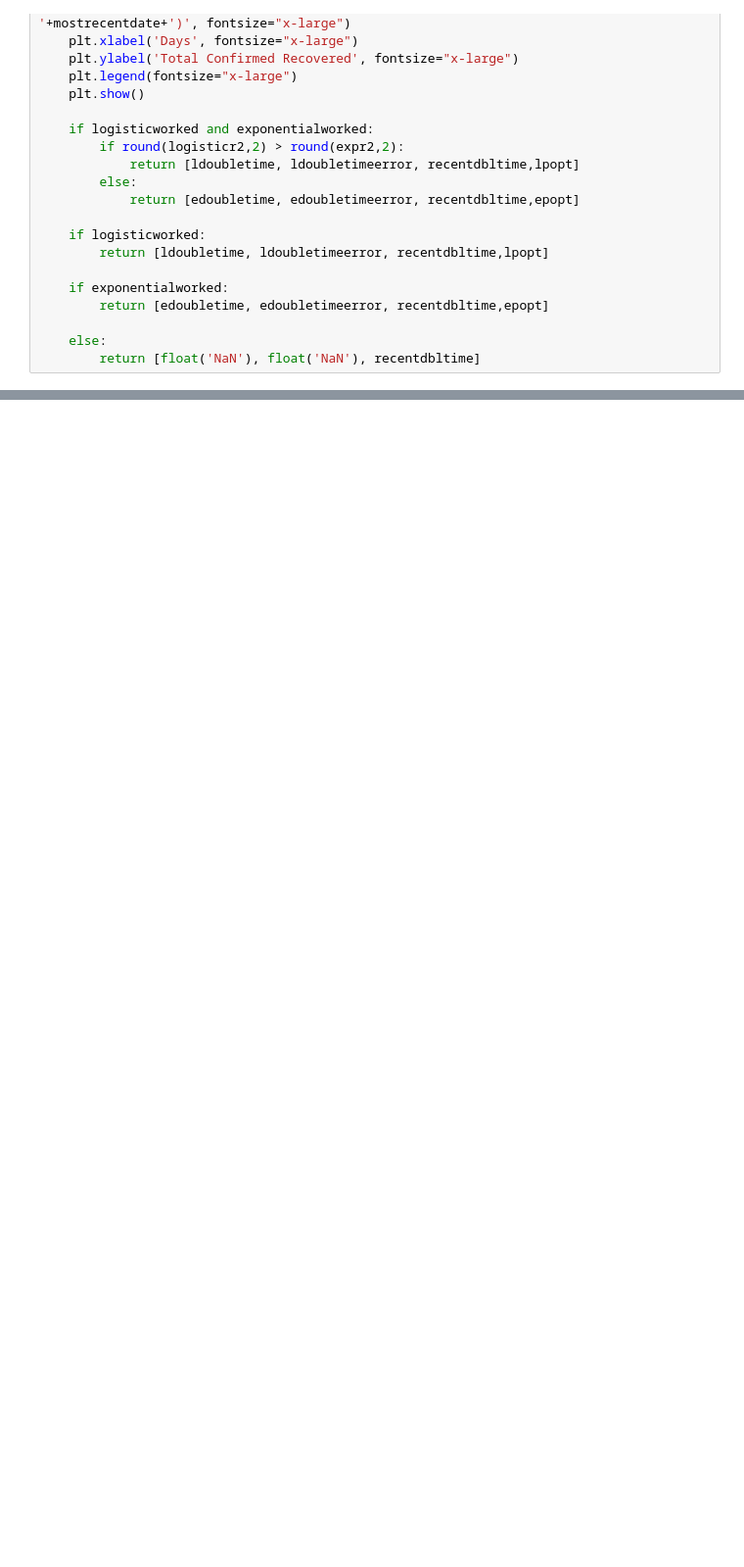
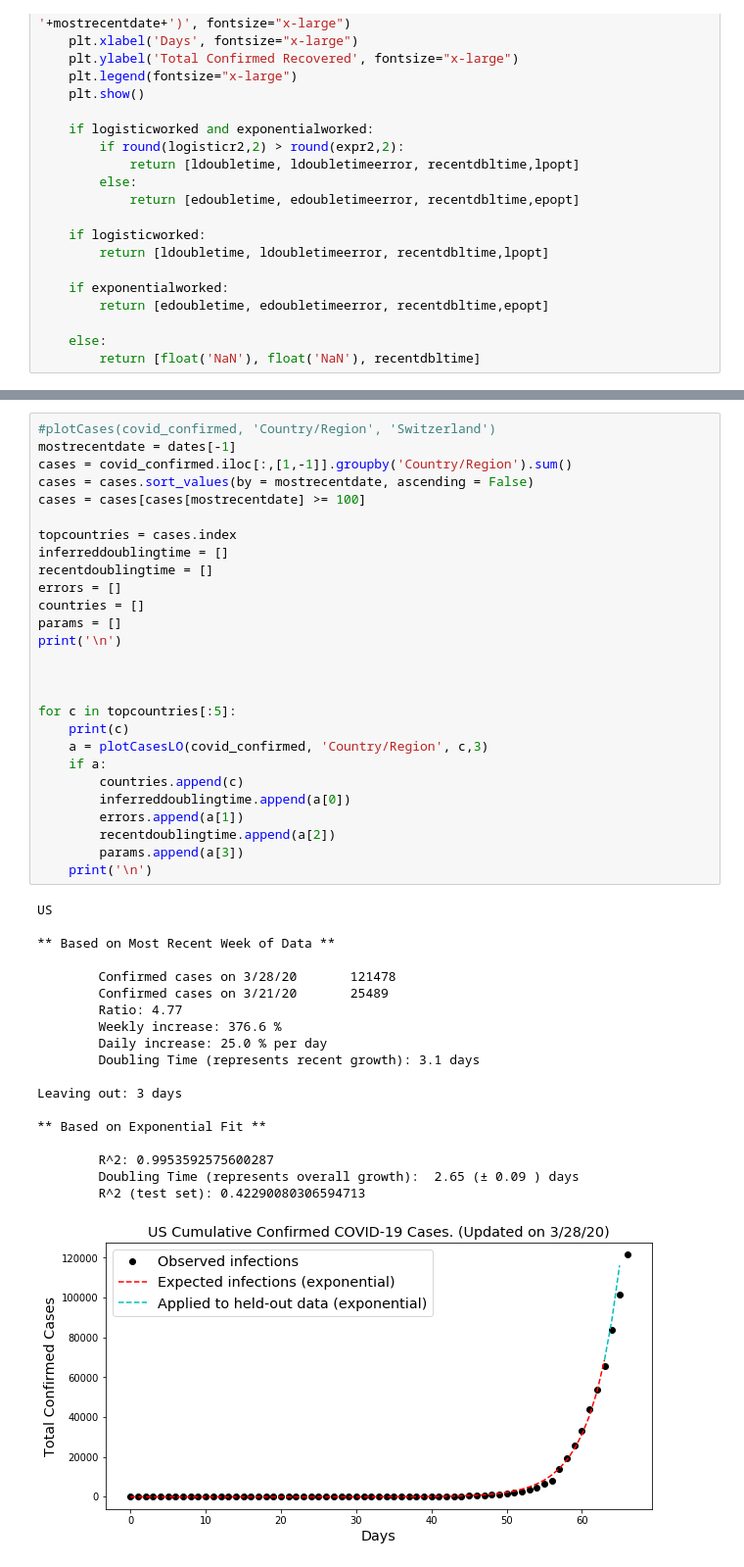
Before and after one commit to othrif/covics-19, a Jupyter notebook: model_building/modeling_covics.ipynb, the cells around one changed output, grey strips where cells are left out. Shown: that part at 98% size. Saved outputs shown, nothing was run; the diff lists cells and outputs as text; blank space fills up the shorter version.

```diff
--- a/model_building/modeling_covics.ipynb
+++ b/model_building/modeling_covics.ipynb
@@ -1114,0 +890,47 @@ Iran
+# %%
+#plotCases(covid_confirmed, 'Country/Region', 'Switzerland')
+mostrecentdate = dates[-1]
+cases = covid_confirmed.iloc[:,[1,-1]].groupby('Country/Region').sum()
+cases = cases.sort_values(by = mostrecentdate, ascending = False)
+cases = cases[cases[mostrecentdate] >= 100]
+
+topcountries = cases.index
+inferreddoublingtime = []
+recentdoublingtime = []
+errors = []
+countries = []
+params = []
+print('\n')
+
+
+
+for c in topcountries[:5]:
+    print(c)
+    a = plotCasesLO(covid_confirmed, 'Country/Region', c,3)
+    if a:
+        countries.append(c)
+        inferreddoublingtime.append(a[0])
+        errors.append(a[1])
+        recentdoublingtime.append(a[2])
+        params.append(a[3])
+    print('\n')
+# %% [output]
+US
+
+** Based on Most Recent Week of Data **
+
+        Confirmed cases on 3/28/20       121478
+        Confirmed cases on 3/21/20       25489
+        Ratio: 4.77
+        Weekly increase: 376.6 %
+        Daily increase: 25.0 % per day
+        Doubling Time (represents recent growth): 3.1 days
+
+Leaving out: 3 days
+
+** Based on Exponential Fit **
+
+        R^2: 0.9953592575600287
+        Doubling Time (represents overall growth):  2.65 (± 0.09 ) days
+        R^2 (test set): 0.42290080306594713
+[figure, added]
```
Also changed, not shown: parts of 12 cells of this notebook.
